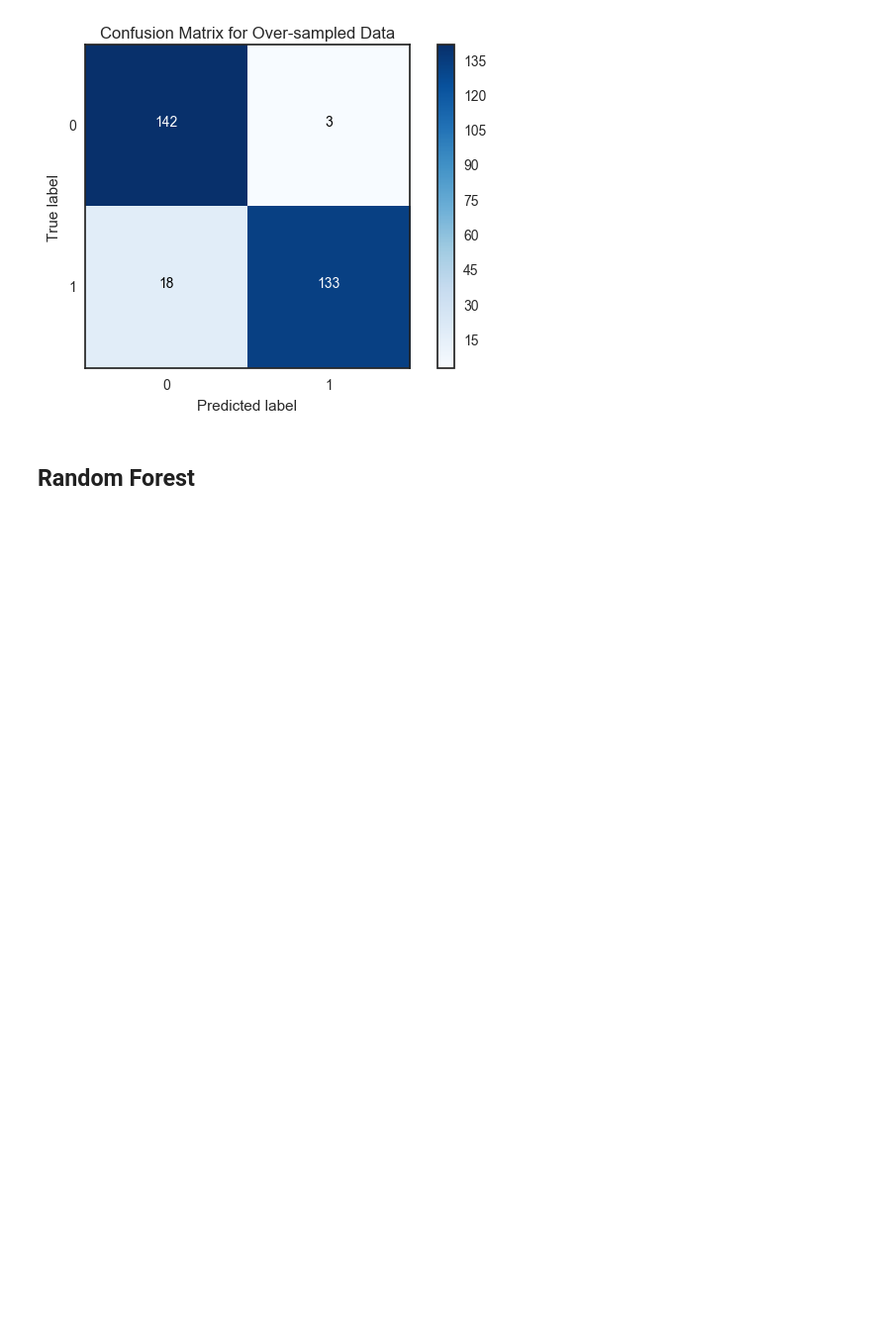
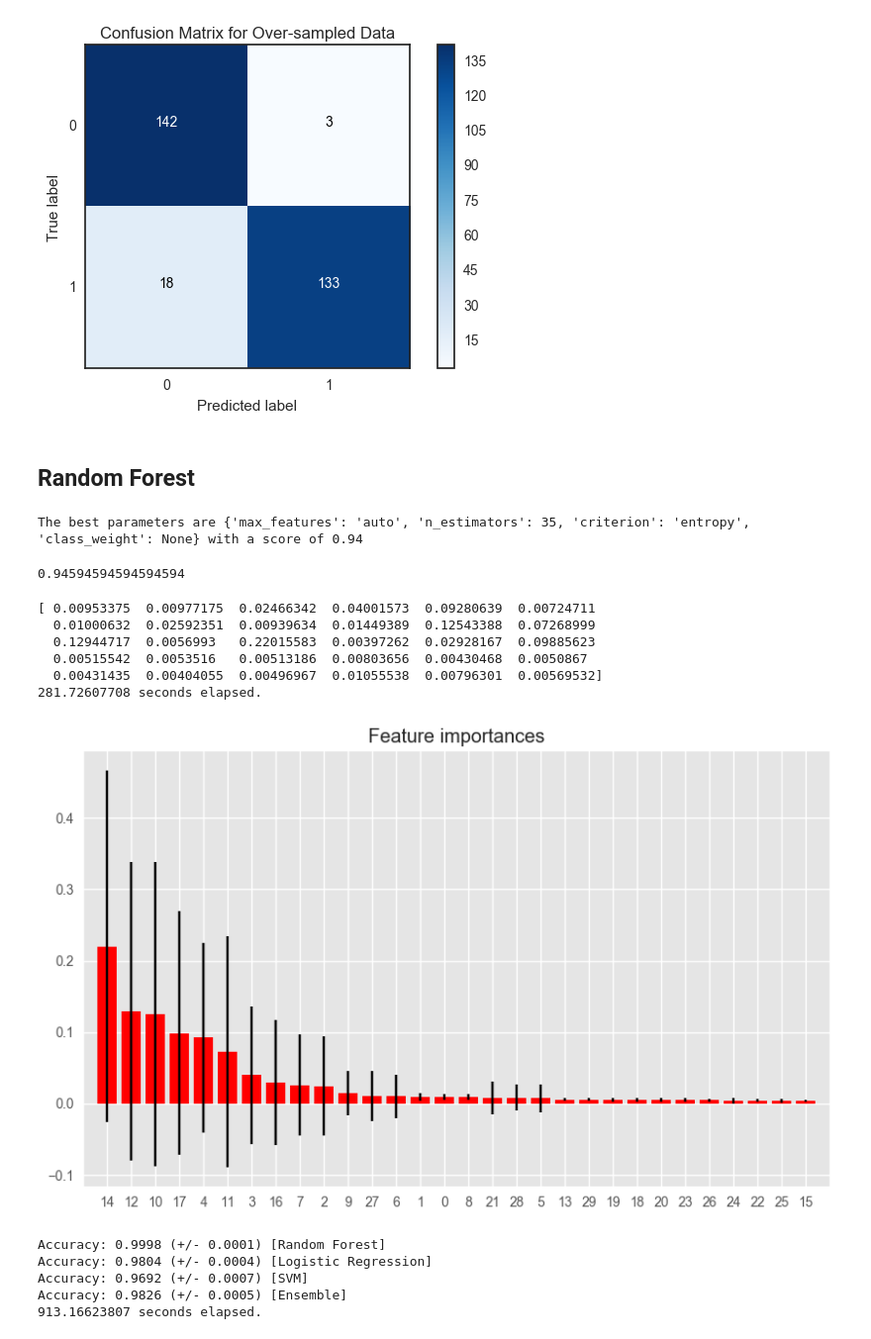
Before and after one commit to guanyu917/Fraud-Detection, a Jupyter notebook: Credit Card Fraud Transaction Detection.ipynb, the cells around one changed output. Shown at 99% size. Saved outputs shown, nothing was run; the diff lists cells and outputs as text; code cells hidden in the pictures; blank space fills up the shorter version.

```diff
--- a/Credit Card Fraud Transaction Detection.ipynb
+++ b/Credit Card Fraud Transaction Detection.ipynb
@@ -402,0 +422,64 @@ Confusion matrix, without normalization
+# %%
+best_rf_un = tuningRandomForest(X_untrain, y_untrain, RandomForestClassifier(), 4)
+# %% [output]
+The best parameters are {'max_features': 'auto', 'n_estimators': 35, 'criterion': 'entropy', 'class_weight': None} with a score of 0.94
+# %%
+accuracy_score(y_untest.ravel(), best_rf_un.predict(X_untest))
+# %% [output]
+0.94594594594594594
+# %%
+# predictions = best_rf_un.predict(X_untest)
+# accuracy_score(y_untest.ravel(), predictions)
+
+start_time = time()
+
+# fit an Extra Trees model to the data
+model = RandomForestClassifier(n_estimators = 1000,
+                               criterion = "entropy", class_weight = None, max_features = "auto")
+model.fit(X_smtrain,y_smtrain)
+
+print(model.feature_importances_)
+print "{} seconds elapsed.".format(time()-start_time)
+# %% [output]
+[ 0.00953375  0.00977175  0.02466342  0.04001573  0.09280639  0.00724711
+  0.01000632  0.02592351  0.00939634  0.01449389  0.12543388  0.07268999
+  0.12944717  0.0056993   0.22015583  0.00397262  0.02928167  0.09885623
+  0.00515542  0.0053516   0.00513186  0.00803656  0.00430468  0.0050867
+  0.00431435  0.00404055  0.00496967  0.01055538  0.00796301  0.00569532]
+281.72607708 seconds elapsed.
+# %%
+importances = model.feature_importances_
+indices = np.argsort(importances)[::-1]
+std = np.std([tree.feature_importances_ for tree in model.estimators_],
+             axis = 0)
+
+# Plot the feature importances of the forest
+plt.style.use("ggplot")
+plt.figure(figsize = (10, 6), dpi = 100)
+plt.title("Feature importances")
+plt.bar(range(data[feature_name].as_matrix().shape[1]), importances[indices],
+       color = "r", yerr = std[indices], align = "center")
+plt.xticks(range(data[feature_name].as_matrix().shape[1]), indices)
+plt.xlim([-1, data[feature_name].as_matrix().shape[1]])
+plt.show()
+# %% [output]
+[figure, added]
+# %%
+start_time = time()
+rf_clf = RandomForestClassifier(n_estimators = 35,
+                                criterion = "entropy", class_weight = None, max_features = "auto")
+lr_clf = LogisticRegression(penalty = "l1", C = 10, fit_intercept = True)
+svm_clf = LinearSVC(C = 0.1, dual = False)
+eclf = VotingClassifier(estimators = [('rf', rf_clf), ('lr', lr_clf), ('svc', svm_clf)], voting = 'hard')
+
+for clf, label in zip([rf_clf, lr_clf, svm_clf, eclf], ["Random Forest", "Logistic Regression", "SVM", 'Ensemble']):
+    scores = cross_val_score(clf, X_smtrain, y_smtrain, cv=5, scoring='accuracy')
+    print("Accuracy: %0.4f (+/- %0.4f) [%s]" % (scores.mean(), scores.std(), label))
+
+print "{} seconds elapsed.".format(time()-start_time)
+# %% [output]
+Accuracy: 0.9998 (+/- 0.0001) [Random Forest]
+Accuracy: 0.9804 (+/- 0.0004) [Logistic Regression]
+Accuracy: 0.9692 (+/- 0.0007) [SVM]
+Accuracy: 0.9826 (+/- 0.0005) [Ensemble]
+913.16623807 seconds elapsed.
```
Also changed, not shown: parts of 3 cells of this notebook.
